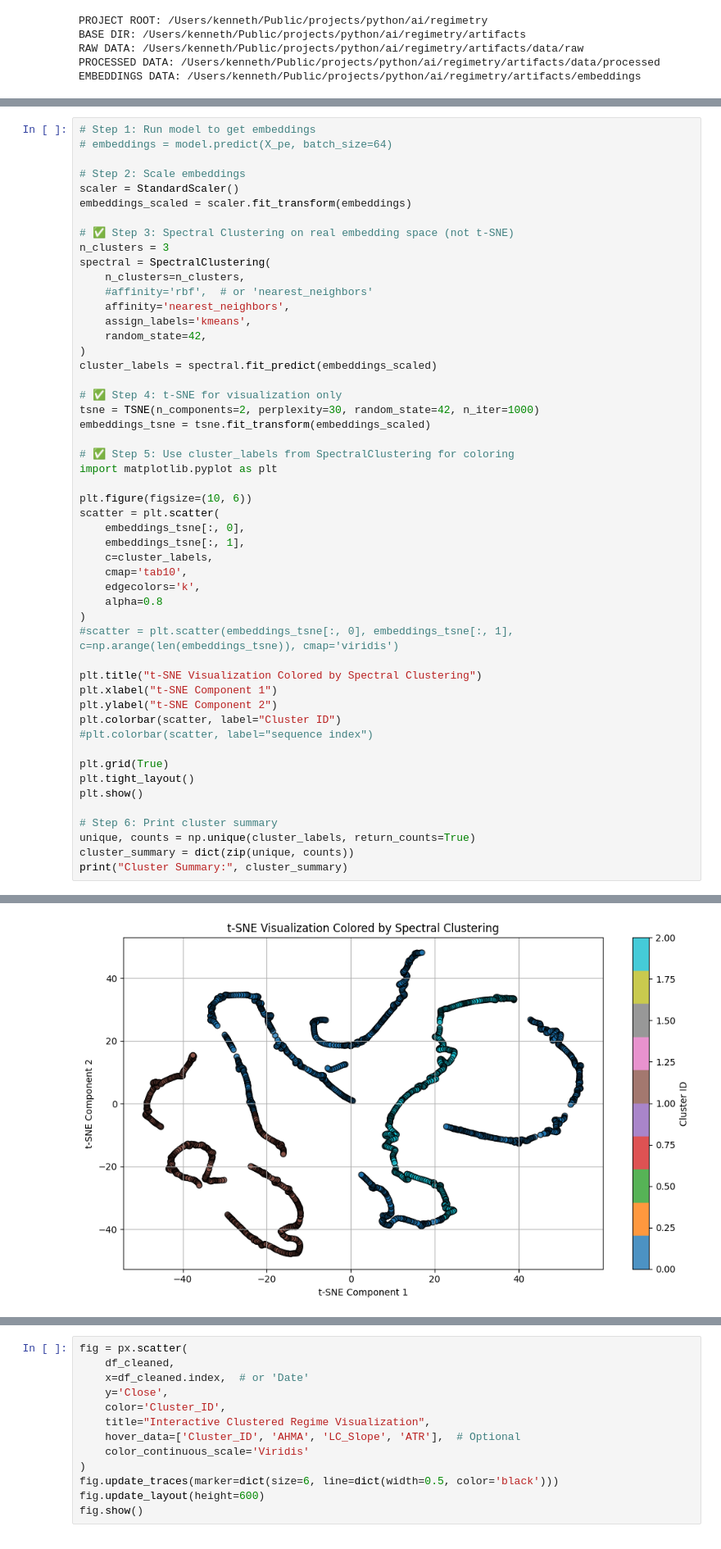
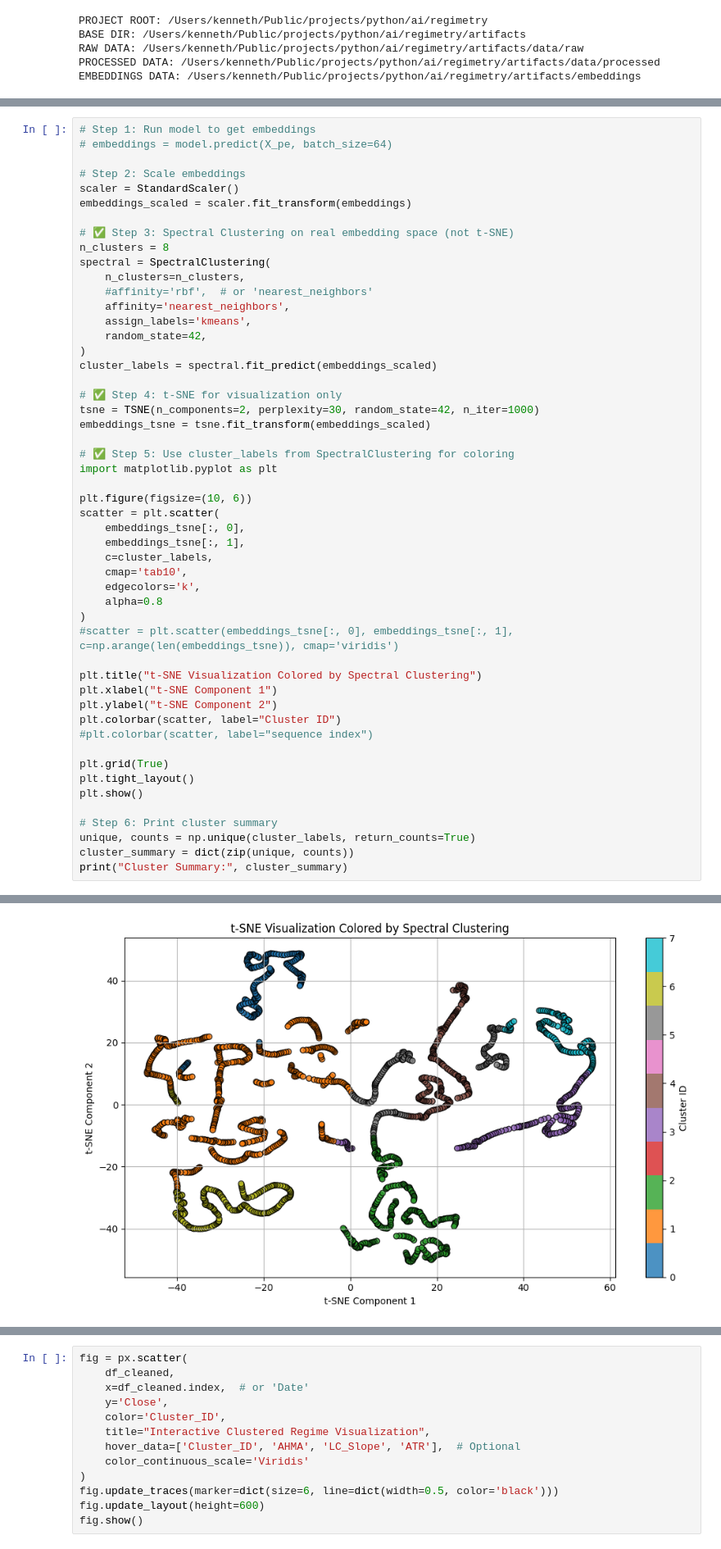
Before and after one commit to kjpou1/regimetry, a Jupyter notebook: notebook/notebooks/05_clustering_and_visualization.ipynb, the cells around one changed output, grey strips where cells are left out. Shown at 82% size. Saved outputs shown, nothing was run; the diff lists cells and outputs as text.

```diff
--- a/notebook/notebooks/05_clustering_and_visualization.ipynb
+++ b/notebook/notebooks/05_clustering_and_visualization.ipynb
@@ -43,7 +43,7 @@ scaler = StandardScaler()
 embeddings_scaled = scaler.fit_transform(embeddings)
 
 # ✅ Step 3: Spectral Clustering on real embedding space (not t-SNE)
-n_clusters = 3
+n_clusters = 8
 spectral = SpectralClustering(
     n_clusters=n_clusters,
     #affinity='rbf',  # or 'nearest_neighbors'
@@ -89 +90 @@ print("Cluster Summary:", cluster_summary)
-[figure, old version]
+[figure, new version]
```
Also changed, not shown: parts of 8 cells of this notebook, 6 other files.
